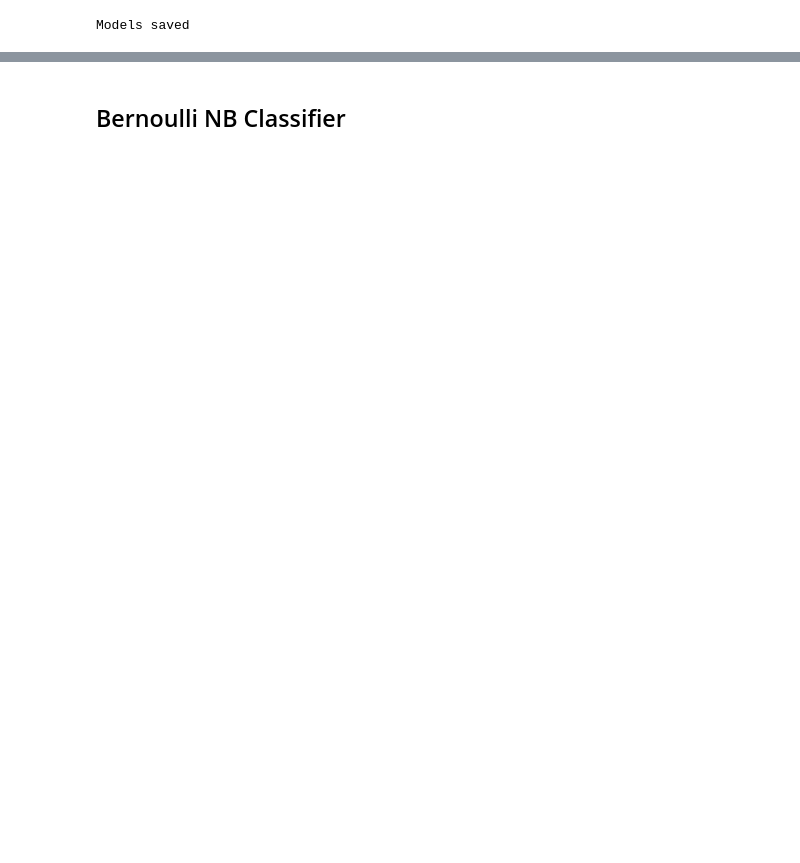
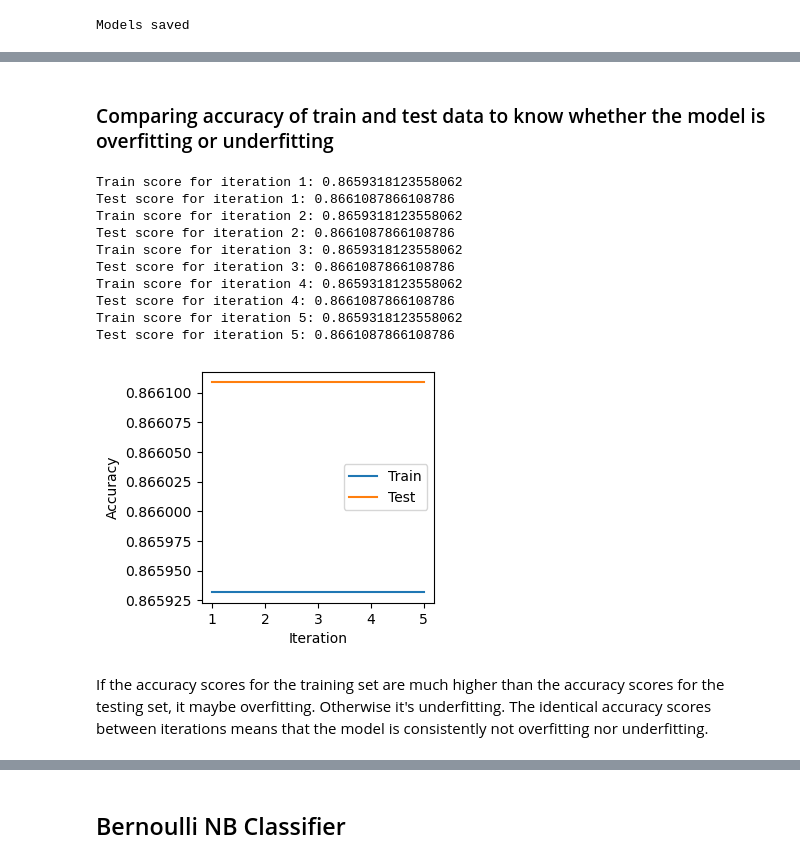
Before and after one commit to hennypurwadi/spam_classifier, a Jupyter notebook: DLBDSME01_Spam_Classifier.ipynb, the cells around one changed output, grey strips where cells are left out. Saved outputs shown, nothing was run; the diff lists cells and outputs as text; code cells hidden in the pictures; blank space fills up the shorter version.

```diff
--- a/DLBDSME01_Spam_Classifier.ipynb
+++ b/DLBDSME01_Spam_Classifier.ipynb
@@ -295,0 +298,6 @@ Accuracy with L1 regularization and cross validation:  0.8798565451285116
+# %%
+clf = LogisticRegression(penalty='l2', solver = 'lbfgs', C=0.3)
+clf.fit(x_train,y_train)
+y_pred=clf.predict(x_test)
+metrics.accuracy_score(y_test, y_pred)
+print("Accuracy with L2 regularization: ", metrics.accuracy_score(y_test, y_pred))
@@ -298,7 +308,10 @@ Accuracy with L1 regularization and cross validation:  0.8798565451285116
 # %%
-clf = LogisticRegression(penalty='l2', solver = 'lbfgs', C=0.2)
+clf = LogisticRegression(penalty='l2', solver = 'lbfgs', C=0.3)
+scores = cross_val_score(clf, x_train, y_train, cv=6)
+print("Cross Validation Scores: ", scores)
+print("Average Cross Validation Score: ", np.mean(scores))
+
 clf.fit(x_train,y_train)
 y_pred=clf.predict(x_test)
-metrics.accuracy_score(y_test, y_pred)
-print("Accuracy with L2 regularization: ", metrics.accuracy_score(y_test, y_pred))
+print("Accuracy with L2 regularization and cross validation: ", metrics.accuracy_score(y_test, y_pred))
 # %% [output]
@@ -306,9 +320,0 @@ Accuracy with L2 regularization:  0.8661087866108786
-# %%
-clf = LogisticRegression(penalty='l2', solver = 'lbfgs', C=0.2)
-scores = cross_val_score(clf, x_train, y_train, cv=6)
-print("Cross Validation Scores: ", scores)
-print("Average Cross Validation Score: ", np.mean(scores))
-
-clf.fit(x_train,y_train)
-y_pred=clf.predict(x_test)
-print("Accuracy with L2 regularization and cross validation: ", metrics.accuracy_score(y_test, y_pred))
@@ -363,4 +365,42 @@ Enter your message:You are awarded with cash $500000
 ['ham']
+# %% [markdown]
+### Comparing accuracy of train and test data to know whether the model is overfitting or underfitting
+# %%
+train_scores = []
+test_scores = []
+
+# Train the model and compute the accuracy scores for each iteration
+for i in range(1, 6):
+    clf.fit(x_train, y_train)
+    train_score = clf.score(x_train, y_train)
+    test_score = clf.score(x_test, y_test)
+    train_scores.append(train_score)
+    test_scores.append(test_score)
+    print(f"Train score for iteration {i}: {train_score}")
+    print(f"Test score for iteration {i}: {test_score}")
+
+fig, ax = plt.subplots(figsize=(3, 3))
+ax.plot(range(1, 6), train_scores, label='Train')
+ax.plot(range(1, 6), test_scores, label='Test')
+ax.set_xlabel('Iteration')
+ax.set_ylabel('Accuracy')
+ax.legend()
+plt.show()
+# %% [output]
+Train score for iteration 1: 0.8659318123558062
+Test score for iteration 1: 0.8661087866108786
+Train score for iteration 2: 0.8659318123558062
+Test score for iteration 2: 0.8661087866108786
+Train score for iteration 3: 0.8659318123558062
+Test score for iteration 3: 0.8661087866108786
+Train score for iteration 4: 0.8659318123558062
+Test score for iteration 4: 0.8661087866108786
+Train score for iteration 5: 0.8659318123558062
+Test score for iteration 5: 0.8661087866108786
+[figure, added]
+# %% [markdown]
+If the accuracy scores for the training set are much higher than the accuracy scores for the testing set, it maybe overfitting. Otherwise it's underfitting.
+The identical accuracy scores between iterations means that the model is consistently not overfitting nor underfitting.
 # %%
 performance_evaluation()
 # %% [output]
```
Also changed, not shown: parts of 19 cells of this notebook.
